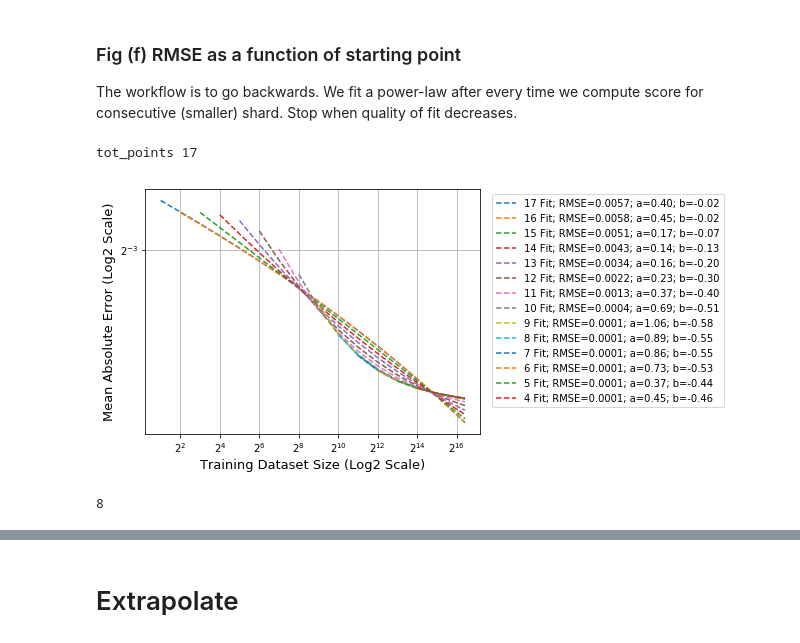
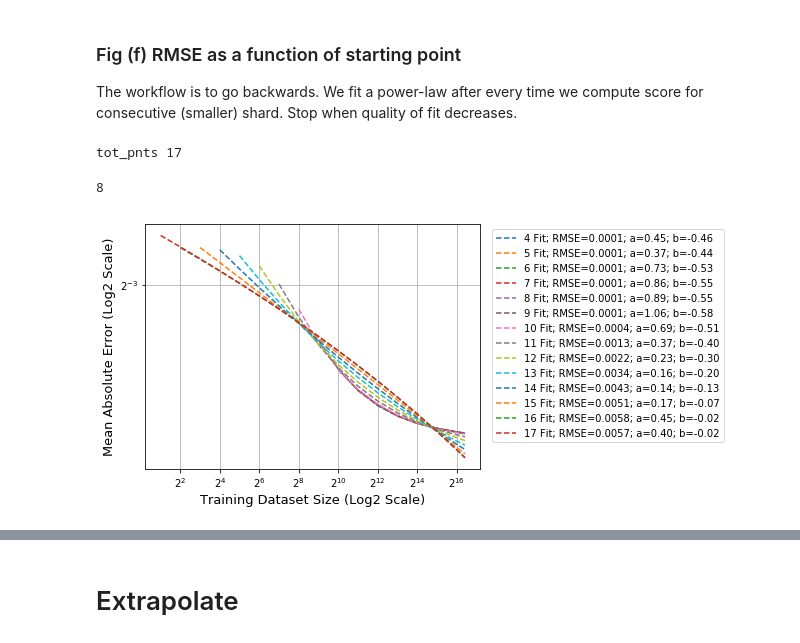
Before and after one commit to adpartin/LearningCurves, a Jupyter notebook: notebooks/ppr_03_rslt_fig1.ipynb, the cells around one changed output, grey strips where cells are left out. Cells and saved outputs as stored; diff of their text form; code cells hidden in the pictures.

```diff
--- a/notebooks/ppr_03_rslt_fig1.ipynb
+++ b/notebooks/ppr_03_rslt_fig1.ipynb
@@ -228,31 +249,34 @@ The workflow is to go backwards. We fit a power-law after every time we compute
 # %%
-tot_points = len(scores_te['tr_size'])
-print('tot_points', tot_points)
+tot_pnts = len(scores_te['tr_size'])
+print('tot_pnts', tot_pnts)
 # min_points = 3 # 3 points doesn't work
-min_points = 4
+min_pnts = 4
+# max_pnts = 9
+max_pnts = tot_pnts
 
 p_arr = []
 rmse_arr = []
 prm_arr = []
 ax = None
-for shard_min_idx in range(tot_points - min_points + 1):
-    n_points = tot_points - shard_min_idx
+for n_pnts in range(min_pnts, max_pnts+1):
+# for shard_min_idx in range(tot_points - min_points + 1):
+    # n_points = tot_points - shard_min_idx
+    shard_min_idx = tot_pnts - n_pnts
 
     ax, prm, rmse = lrn_crv_plot.plot_lrn_crv_power_law(
             x=scores_te['tr_size'][shard_min_idx:], y=scores_te['median'][shard_min_idx:],
-            **plot_args, ax=ax, plot_raw=False, label=str(n_points) );
+            **plot_args, ax=ax, plot_raw=False, label=str(n_pnts) );
 
     prm_arr.append(prm)
     rmse_arr.append(rmse)
     # p_arr.append(tot_points - shard_min_idx)
-    p_arr.append(n_points)
+    p_arr.append(n_pnts)
 
 # ax.legend(frameon=True, fontsize=10, loc='best');
+
+idx = np.array(rmse_arr).argmin()
+p_arr[idx]
 # %% [output]
-tot_points 17
+tot_pnts 17
+8
-[figure, old version]
+[figure, new version]
-# %%
-idx = np.array(rmse_arr).argmin()
-p_arr[idx]
-# %% [output]
-8
```
Also changed, not shown: parts of 11 cells of this notebook, 7 other files.
